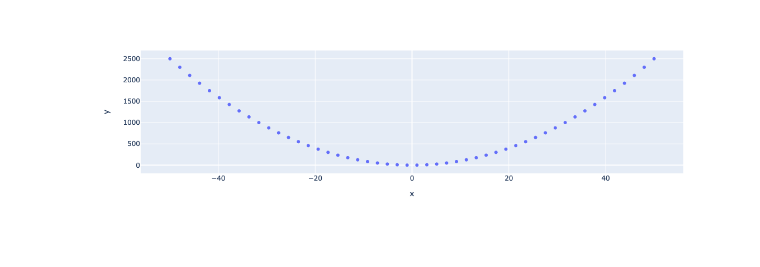
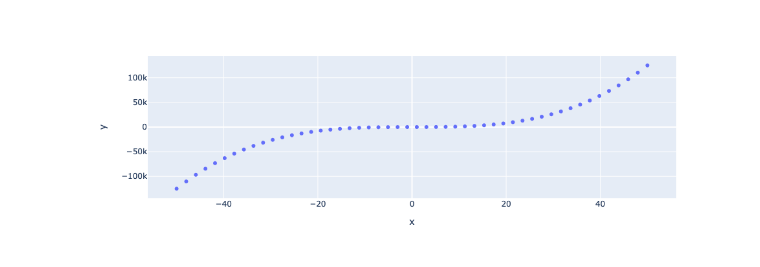
Before and after one commit to ai267/my-notebooks-repo, a Jupyter notebook: experiment1.ipynb, the cells around one changed output. Drawn from its saved outputs; the diff is of its cells as text; code cells hidden in the pictures.

```diff
--- a/experiment1.ipynb
+++ b/experiment1.ipynb
@@ -4,7 +4,7 @@ import plotly.express as px
 # x-axis data points
 x = np.linspace(start=-50, stop=50)
 # y-axis data points
-y = x ** 2
+y = x ** 3
 # define the plot
 fig = px.scatter(x=x, y=y)
 fig.show()
@@ -13 +12 @@ fig.show()
-[figure, old version]
+[figure, new version]
```
Also changed, not shown: parts of 1 cell of this notebook.
